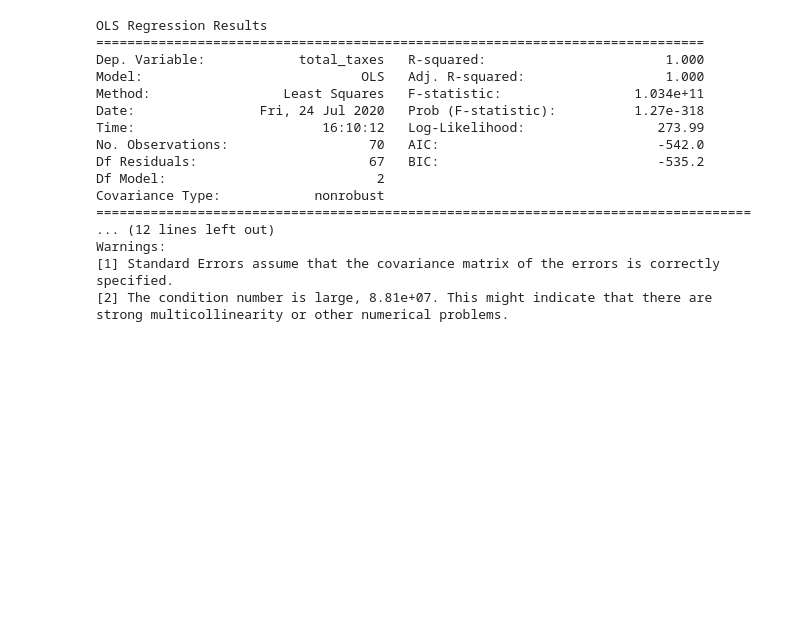
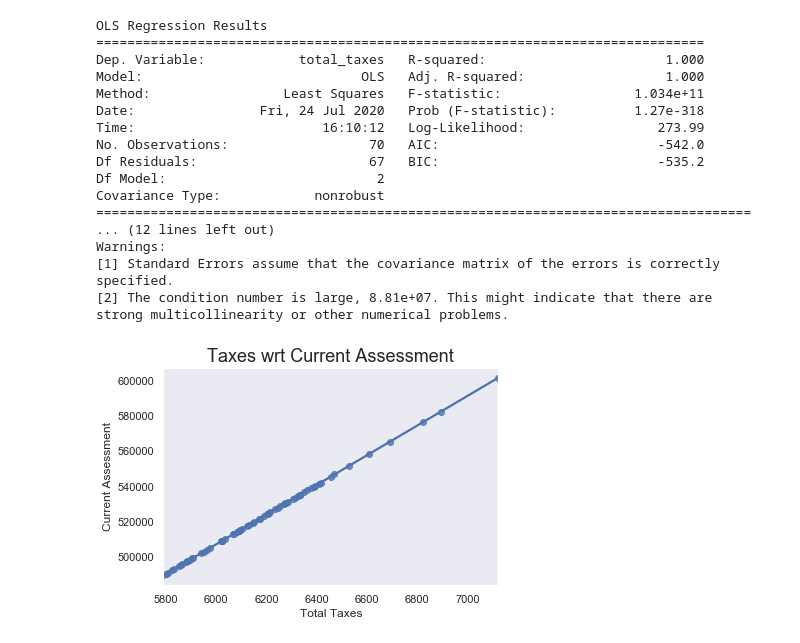
Before and after one commit to dancassin/Fairfax, a Jupyter notebook: fairfax_analysis.ipynb, the cells around one changed output. Saved outputs shown, nothing was run; the diff lists cells and outputs as text; code cells hidden in the pictures; blank space fills up the shorter version.

```diff
--- a/fairfax_analysis.ipynb
+++ b/fairfax_analysis.ipynb
@@ -96,0 +97,8 @@ sns.scatterplot(x='total_taxes', y='current_assessment', data=data, estimator='o
+# %%
+sns.set(style='dark')
+sns.regplot(x='total_taxes', y='current_assessment', data=data)
+plt.title('Taxes wrt Current Assessment', fontsize=18)
+plt.xlabel('Total Taxes')
+plt.ylabel('Current Assessment');
+# %% [output]
+[figure, added]
```
Also changed, not shown: parts of 8 cells of this notebook, 1 other file.
